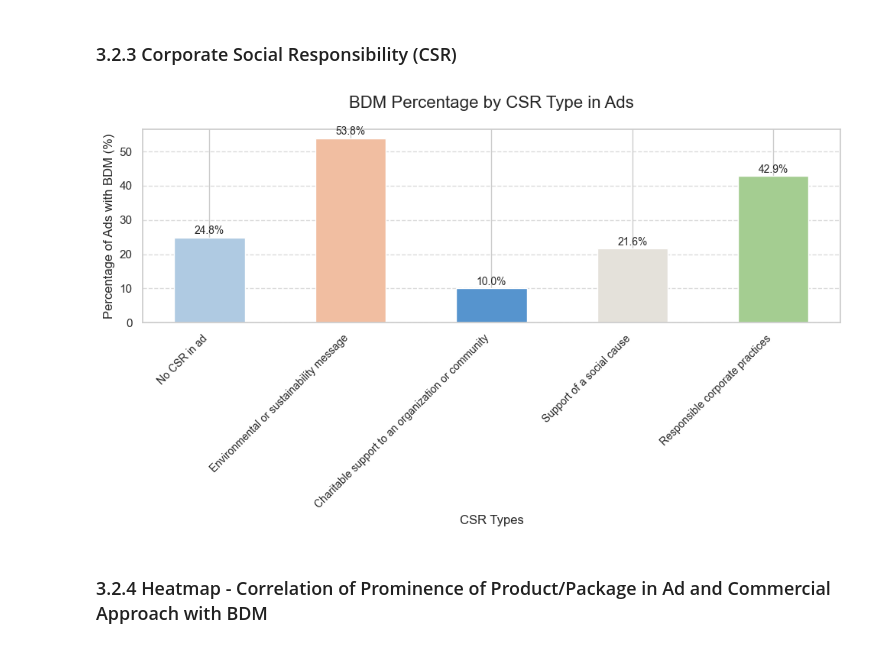
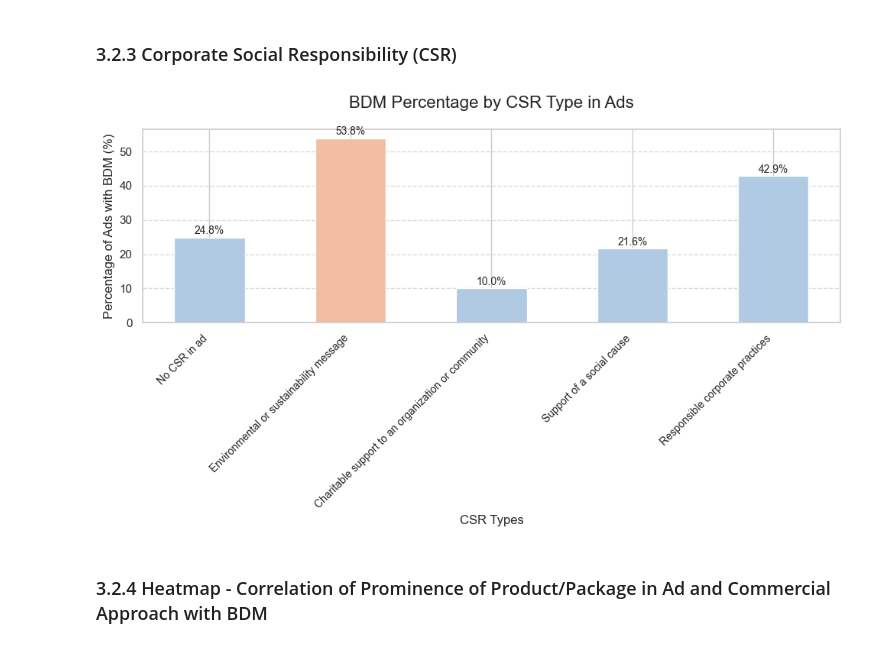
Before and after one commit to NilsLeo/Commercial-Brand-Differentiating-Message-Analysis, a Jupyter notebook: app/2 - Data Understanding.ipynb, the cells around one changed output. Drawn from its saved outputs; the diff is of its cells as text; code cells hidden in the pictures.

```diff
--- a/app/2 - Data Understanding.ipynb
+++ b/app/2 - Data Understanding.ipynb
@@ -379,42 +379,45 @@ def calculate_csr_percentage(data, column):
 
 # Function to plot a bar chart with percentage annotations
 
+
 def plot_bar_with_percentage(data, title, x_labels):
     plt.figure(figsize=(10, 6))
-    bars = plt.bar(range(len(data)), data.values, color=colors, width=0.5)
+    colors2 = ['#F1BEA1' if value == max(data) else '#AFCAE2' for value in data]
+
+    bars = plt.bar(range(len(data)), data.values, color=colors2, width=0.5)
 
     # Annotate percentages on each bar
     for i, bar in enumerate(bars):
         height = bar.get_height()
         plt.text(
             bar.get_x() + bar.get_width() / 2,
             height + 1,
             f"{height:.1f}%",  # Display percentage with one decimal
             ha="center",
             fontsize=10
         )
 
     # Customize the chart
     plt.title(title, fontsize=16, pad=20)  # Add padding to move the title up
     plt.ylabel("Percentage of Ads with BDM (%)", fontsize=12)
     plt.xlabel("CSR Types", fontsize=12)
     plt.xticks(ticks=range(len(data)), labels=x_labels, fontsize=10, rotation=45, ha="right")
     plt.tight_layout()
     plt.grid(axis="y", linestyle="--", alpha=0.7)
     plt.show()
 
 
 # Calculate percentages for CSR types
 csr_percentages = calculate_csr_percentage(correlation, "cont_csr_type")
 
 # Plot the bar chart
 plot_bar_with_percentage(
     pd.Series(csr_percentages),
     "BDM Percentage by CSR Type in Ads",
     list(csr_percentages.keys()),
 )
 # %% [output]
-[figure, old version]
+[figure, new version]
 # %% [markdown]
 ### 3.2.4 Heatmap - Correlation of Prominence of Product/Package in Ad and Commercial Approach with BDM
 # %%
```
Also changed, not shown: parts of 1 cell of this notebook.
